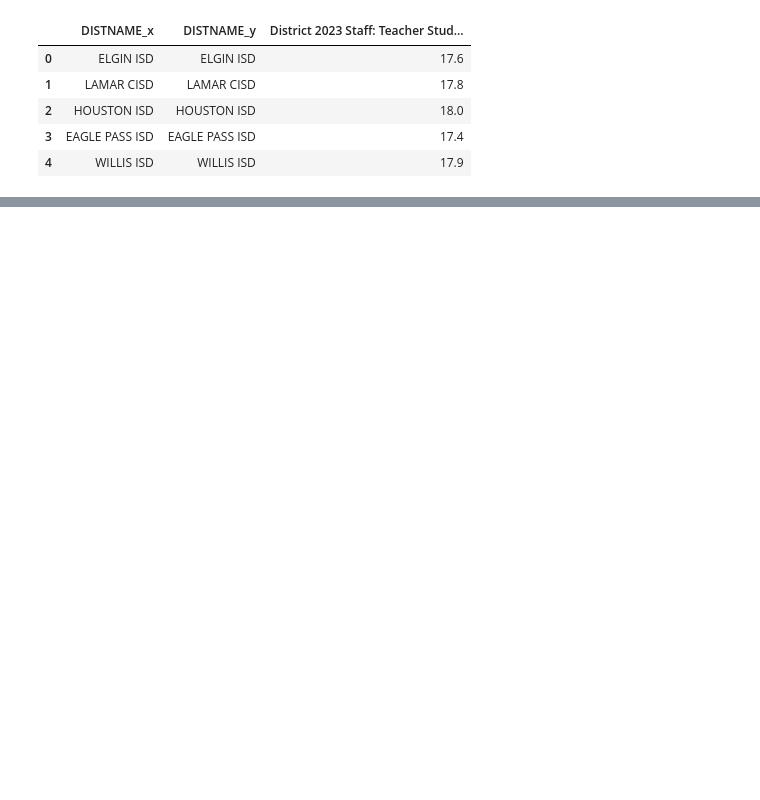
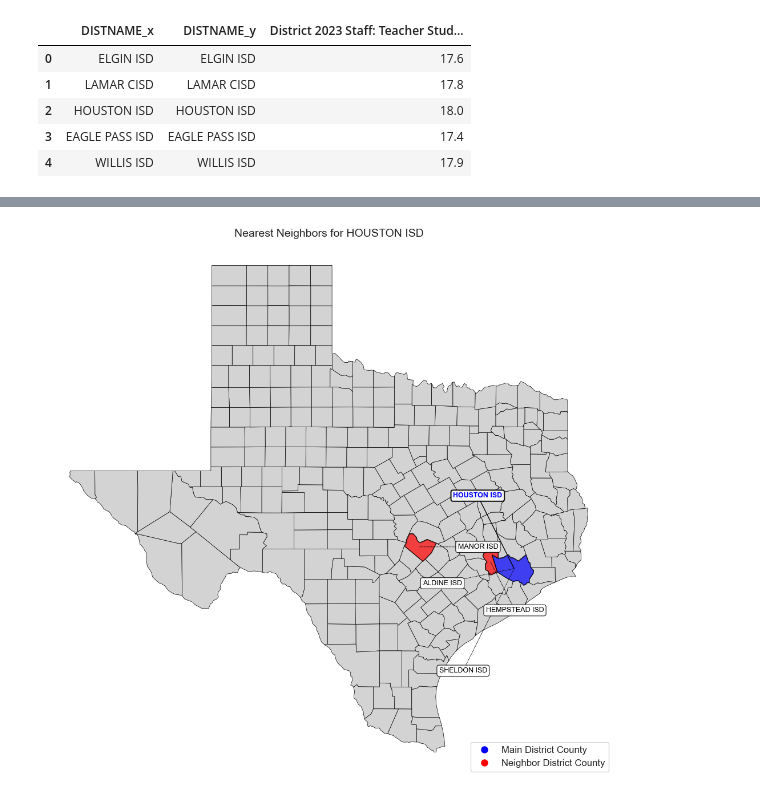
Before and after one commit to RiceD2KLab/HERC_Sp25, a Jupyter notebook: 4_Data_Modeling/4.2_KNN_Clustering/1. Implementation/1. KNN_Implementation.ipynb, the cells around one changed output, grey strips where cells are left out. Cells and saved outputs as stored; diff of their text form; code cells hidden in the pictures; blank space fills up the shorter version.

```diff
--- a/4_Data_Modeling/4.2_KNN_Clustering/1. Implementation/1. KNN_Implementation.ipynb
+++ b/4_Data_Modeling/4.2_KNN_Clustering/1. Implementation/1. KNN_Implementation.ipynb
@@ -170,0 +287,4 @@ neighbors_df[neighbors_df.columns.difference(district_identifiers)]
+# %%
+plot_texas_districts2(model1, df)
+# %% [output]
+[figure, added]
```
Also changed, not shown: parts of 6 cells of this notebook, 2 other files.
